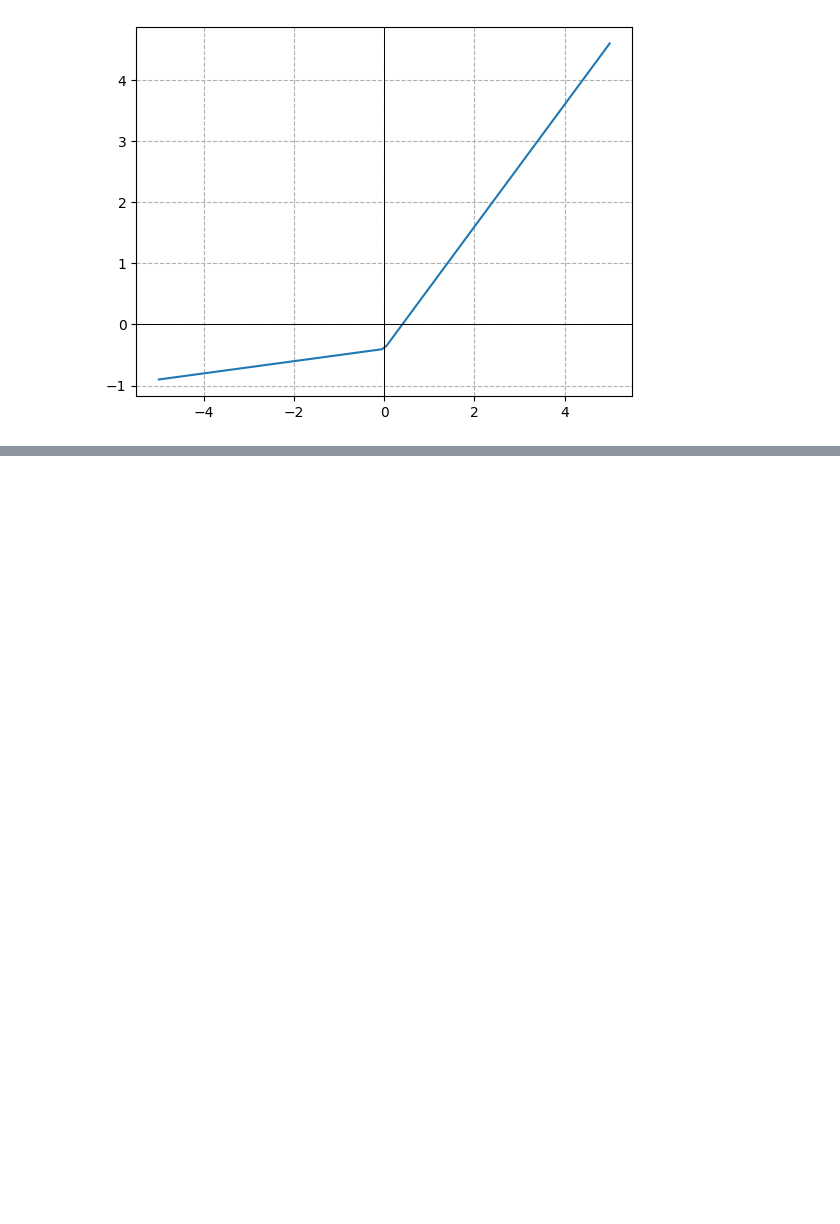
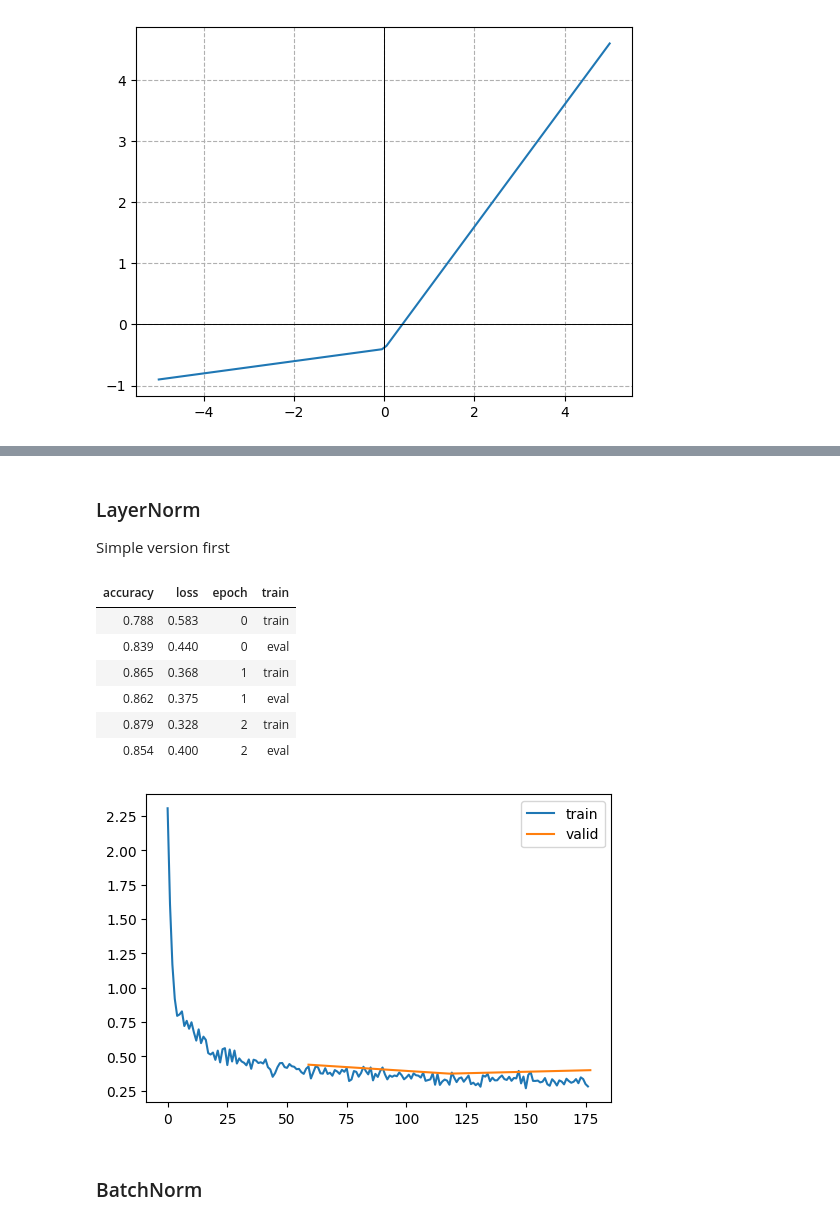
Before and after one commit to teome/diffusion-play, a Jupyter notebook: nbs/11_initialisation.ipynb, the cells around one changed output, grey strips where cells are left out. Cells and saved outputs as stored; diff of their text form; code cells hidden in the pictures; blank space fills up the shorter version.

```diff
--- a/nbs/11_initialisation.ipynb
+++ b/nbs/11_initialisation.ipynb
@@ -328,0 +388,45 @@ astats.dead_chart()
+# %% [markdown]
+### LayerNorm
+
+Simple version first
+# %%
+class LayerNorm(nn.Module):
+    def __init__(self, dummy, eps=1e-5):
+        super().__init__()
+        self.eps = eps
+        self.mult = nn.Parameter(tensor(1.))
+        self.add = nn.Parameter(tensor(0.))
+
+    def forward(self, x):
+        m = x.mean((1, 2, 3), keepdim=True)
+        v = x.var((1, 2, 3), keepdim=True)
+        x = (x - m) / (v + self.eps).sqrt()
+        return x * self.mult + self.add
+# %%
+def conv(ni, nf, ks=3, stride=2, act=nn.ReLU, norm=None, bias=None):
+    if bias is None: bias = not isinstance(norm, (nn.BatchNorm1d,nn.BatchNorm2d,nn.BatchNorm3d))
+    layers = [nn.Conv2d(ni, nf, stride=stride, kernel_size=ks, padding=ks//2, bias=bias)]
+    if norm: layers.append(norm(nf))
+    if act: layers.append(act())
+    return nn.Sequential(*layers)
+# %%
+def get_model(act=nn.ReLU, nfs=None, norm=None):
+    if nfs is None: nfs = [1, 8, 16, 32, 64]
+    layers = [conv(nfs[i], nfs[i+1], act=act, norm=norm) for i in range(len(nfs)-1)]
+    return nn.Sequential(*layers, conv(nfs[-1], 10, act=None, norm=False, bias=True), nn.Flatten()).to(def_device)
+# %%
+set_seed(42)
+model = get_model(act_gr, norm=LayerNorm).apply(iw)
+learn = MomentumLearner(model, dls, F.cross_entropy, lr=0.2, cbs=cbs)
+learn.fit(3)
+# %% [output]
+| accuracy | loss | epoch | train |
+| 0.788 | 0.583 | 0 | train |
+| 0.839 | 0.440 | 0 | eval |
+| 0.865 | 0.368 | 1 | train |
+| 0.862 | 0.375 | 1 | eval |
+| 0.879 | 0.328 | 2 | train |
+| 0.854 | 0.400 | 2 | eval |
+[figure, added]
+# %% [markdown]
+### BatchNorm
```
Also changed, not shown: parts of 20 cells of this notebook.
